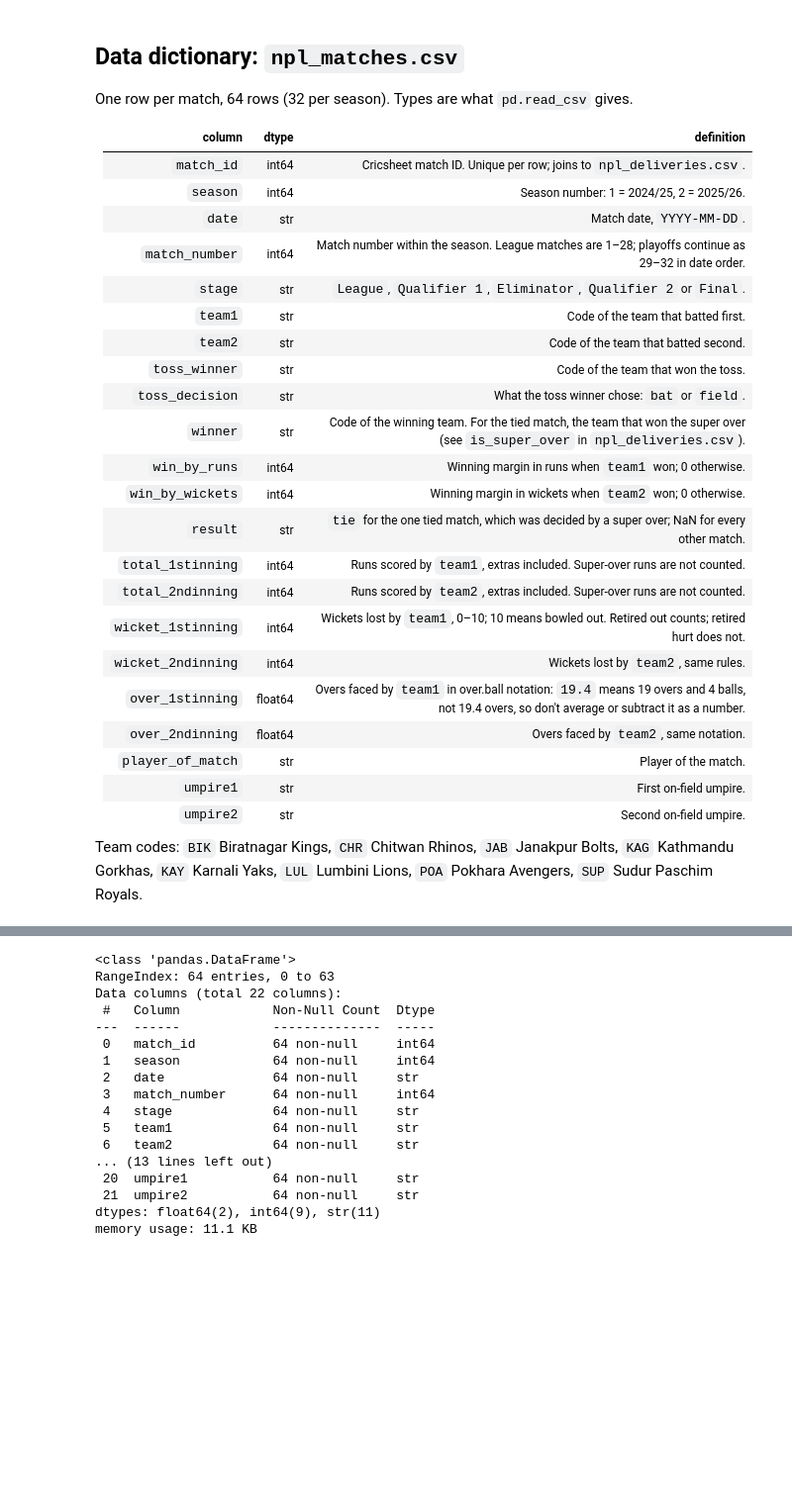
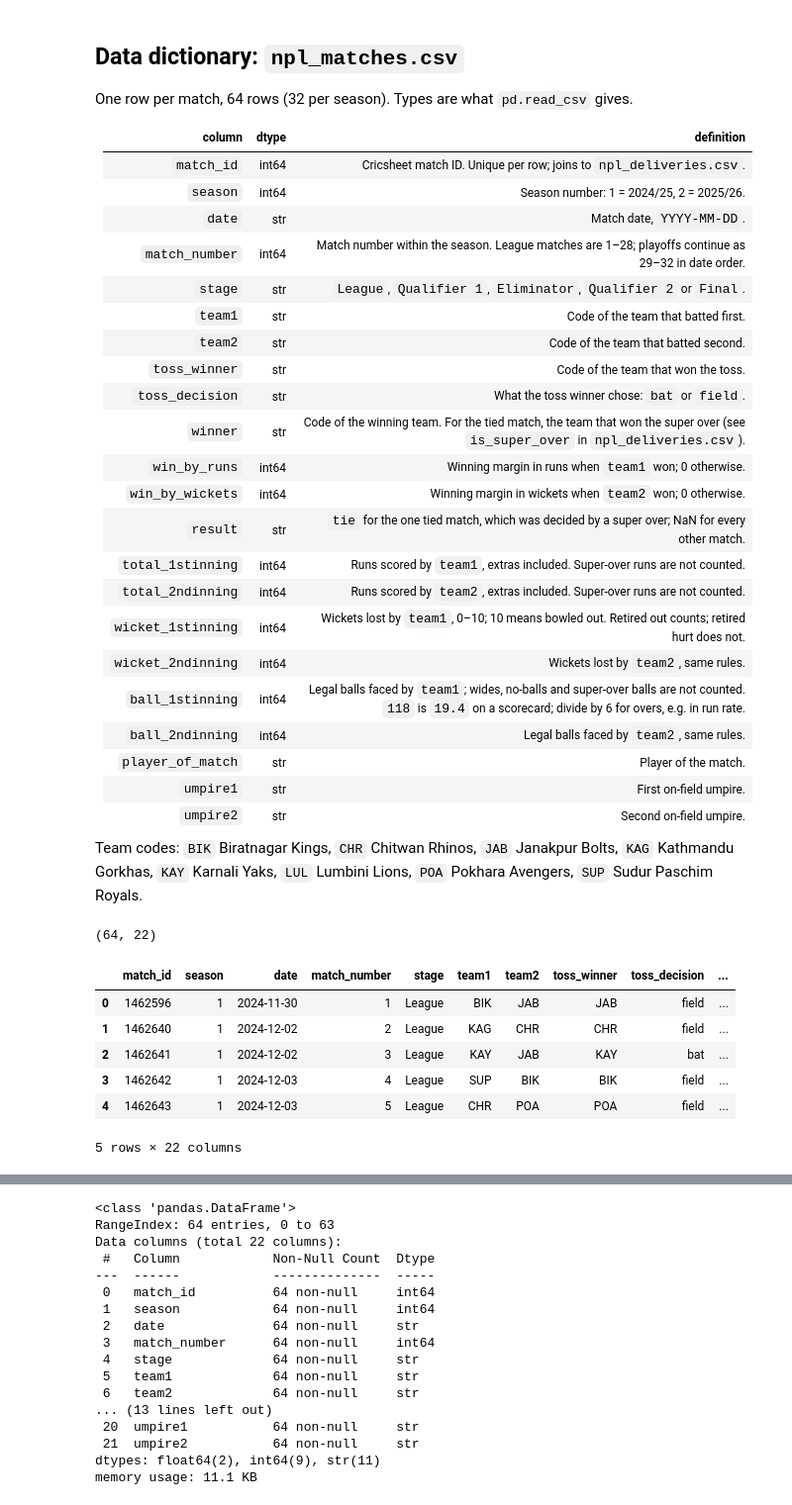
Before and after one commit to prajwaldahal/Npl-data-analysis, a Jupyter notebook: npl-matches-EDA.ipynb, the cells around one changed output, grey strips where cells are left out. Shown at 99% size. Cells and saved outputs as stored; diff of their text form; code cells hidden in the pictures; blank space fills up the shorter version.

```diff
--- a/npl-matches-EDA.ipynb
+++ b/npl-matches-EDA.ipynb
@@ -22,8 +22,8 @@ One row per match, 64 rows (32 per season). Types are what `pd.read_csv` gives.
 | `total_2ndinning` | int64 | Runs scored by `team2`, extras included. Super-over runs are not counted. |
 | `wicket_1stinning` | int64 | Wickets lost by `team1`, 0–10; 10 means bowled out. Retired out counts; retired hurt does not. |
 | `wicket_2ndinning` | int64 | Wickets lost by `team2`, same rules. |
-| `over_1stinning` | float64 | Overs faced by `team1` in over.ball notation: `19.4` means 19 overs and 4 balls, not 19.4 overs, so don't average or subtract it as a number. |
-| `over_2ndinning` | float64 | Overs faced by `team2`, same notation. |
+| `ball_1stinning` | int64 | Legal balls faced by `team1`; wides, no-balls and super-over balls are not counted. `118` is `19.4` on a scorecard; divide by 6 for overs, e.g. in run rate. |
+| `ball_2ndinning` | int64 | Legal balls faced by `team2`, same rules. |
 | `player_of_match` | str | Player of the match. |
 | `umpire1` | str | First on-field umpire. |
 | `umpire2` | str | Second on-field umpire. |
@@ -34,0 +40,14 @@ matches = pd.read_csv("data-csv/npl_matches.csv")
+# %%
+df.shape
+# %% [output]
+(64, 22)
+# %%
+df.head()
+# %% [output]
+|  | match_id | season | date | match_number | stage | team1 | team2 | toss_winner | toss_decision | ... |
+| 0 | 1462596 | 1 | 2024-11-30 | 1 | League | BIK | JAB | JAB | field | ... |
+| 1 | 1462640 | 1 | 2024-12-02 | 2 | League | KAG | CHR | CHR | field | ... |
+| 2 | 1462641 | 1 | 2024-12-02 | 3 | League | KAY | JAB | KAY | bat | ... |
+| 3 | 1462642 | 1 | 2024-12-03 | 4 | League | SUP | BIK | BIK | field | ... |
+| 4 | 1462643 | 1 | 2024-12-03 | 5 | League | CHR | POA | POA | field | ... |
+5 rows × 22 columns
```
Also changed, not shown: parts of 7 cells of this notebook, 1 other file.
